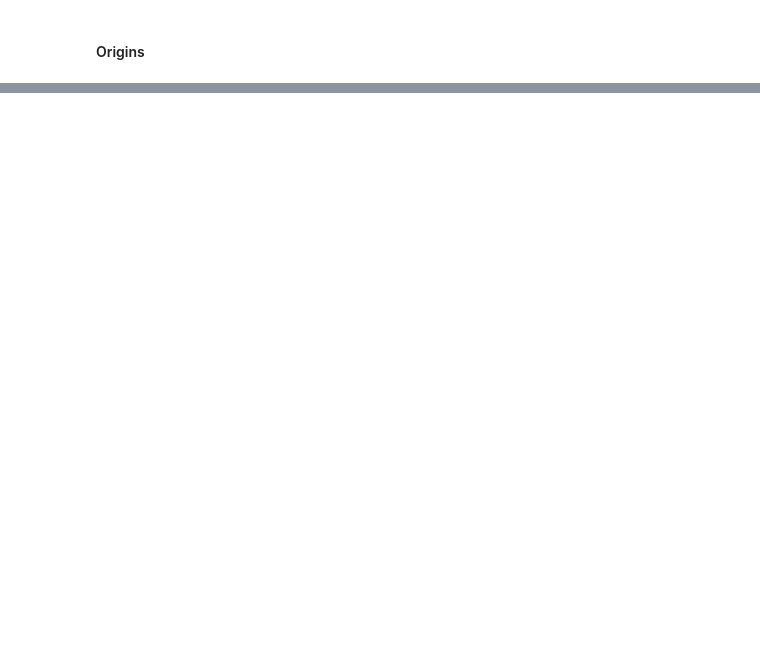
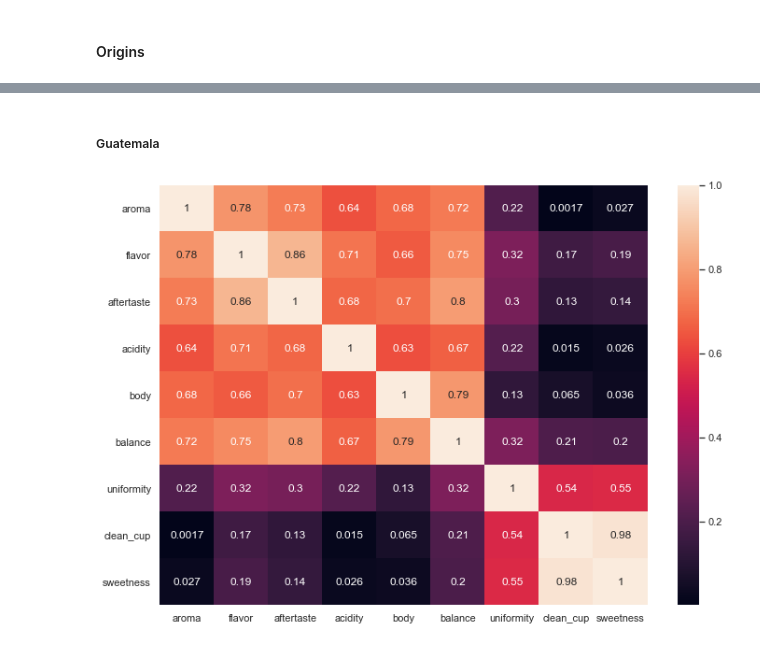
Before and after one commit to michi-mochi/coffee_lover, a Jupyter notebook: coffee_quality_eda_notebook.ipynb, the cells around one changed output, grey strips where cells are left out. Saved outputs shown, nothing was run; the diff lists cells and outputs as text; code cells hidden in the pictures; blank space fills up the shorter version.

```diff
--- a/coffee_quality_eda_notebook.ipynb
+++ b/coffee_quality_eda_notebook.ipynb
@@ -365,0 +302,8 @@ Looking into region and farm name, those coffee beans are likely not harvested f
+# %% [markdown]
+##### Guatemala
+# %%
+corr = df[df['country_of_origin']=='Guatemala'][['aroma', 'flavor', 'aftertaste', 'acidity','body','balance','uniformity','clean_cup','sweetness']].corr()
+sns.heatmap(corr, annot=True)
+plt.show()
+# %% [output]
+[figure, added]
```
Also changed, not shown: parts of 32 cells of this notebook, 1 other file.
